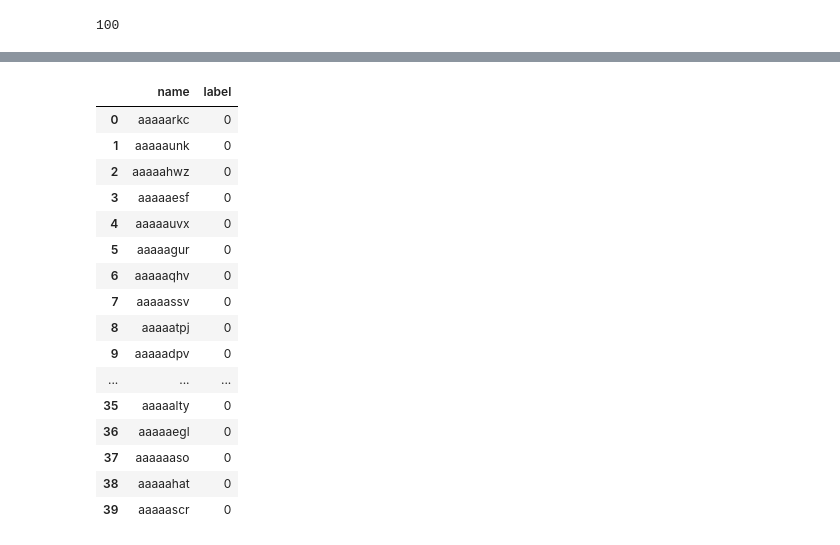
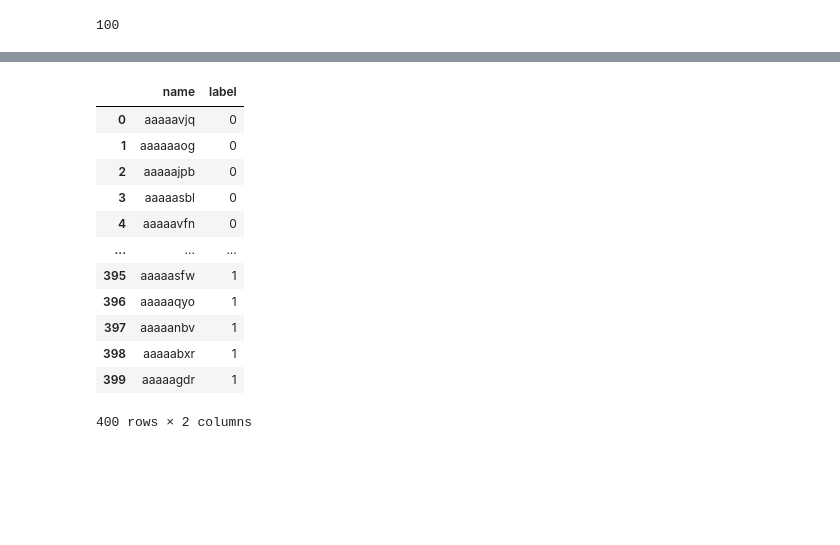
Before and after one commit to djaaker/StrokeTTC, a Jupyter notebook: SeizureEpilep.ipynb, the cells around one changed output, grey strips where cells are left out. Drawn from its saved outputs; the diff is of its cells as text; code cells hidden in the pictures; blank space fills up the shorter version.

```diff
--- a/SeizureEpilep.ipynb
+++ b/SeizureEpilep.ipynb
@@ -148,4 +148,4 @@ print(len(epilepsyAll))
 # %%
 # upload the TUABEX_description_test_set.csv file
 import pandas as pd
-df = pd.read_csv(r"C:\Users\dalto\Box Sync\TUABEX_description.csv")
+df = pd.read_csv(r"EEG_real_time_seizure_detection/TUHEEG_labels_Combined.csv")
@@ -241,30 +260,29 @@ for result in results:
 # %%
 # create a dataframe that contains the name of each subject and a 0,1,2,3 depending on if the subject is normal, seizure, epilepsy, or abnormal
 df = pd.DataFrame(all_elements, columns=['name'])
 df['label'] = 0
-df.loc[df['name'].isin(seizureAll), 'label'] = 1
-df.loc[df['name'].isin(epilepsyAll), 'label'] = 2
-df.loc[df['name'].isin(abnAll), 'label'] = 3
+seizureNames = [name for name in df['name'] if seizureAll.__contains__(name)]
+epilepsyNames = [name for name in df['name'] if epilepsyAll.__contains__(name)]
+abnNames = [name for name in df['name'] if abnAll.__contains__(name)]
+df.loc[df['name'].isin(seizureNames), 'label'] = 1
+df.loc[df['name'].isin(epilepsyNames), 'label'] = 2
+df.loc[df['name'].isin(abnNames), 'label'] = 3
 
 # sort the dataframe by the label
 df = df.sort_values(by='label').reset_index(drop=True)
 
 df.head(40)
 # %% [output]
 |  | name | label |
-| 0 | aaaaarkc | 0 |
-| 1 | aaaaaunk | 0 |
-| 2 | aaaaahwz | 0 |
-| 3 | aaaaaesf | 0 |
-| 4 | aaaaauvx | 0 |
-| 5 | aaaaagur | 0 |
-| 6 | aaaaaqhv | 0 |
-| 7 | aaaaassv | 0 |
-| 8 | aaaaatpj | 0 |
-| 9 | aaaaadpv | 0 |
+| 0 | aaaaavjq | 0 |
+| 1 | aaaaaaog | 0 |
+| 2 | aaaaajpb | 0 |
+| 3 | aaaaasbl | 0 |
+| 4 | aaaaavfn | 0 |
 | ... | ... | ... |
-| 35 | aaaaalty | 0 |
-| 36 | aaaaaegl | 0 |
-| 37 | aaaaaaso | 0 |
-| 38 | aaaaahat | 0 |
-| 39 | aaaaascr | 0 |
+| 395 | aaaaasfw | 1 |
+| 396 | aaaaaqyo | 1 |
+| 397 | aaaaanbv | 1 |
+| 398 | aaaaabxr | 1 |
+| 399 | aaaaagdr | 1 |
+400 rows × 2 columns
```
Also changed, not shown: parts of 5 cells of this notebook, 10 other files.
